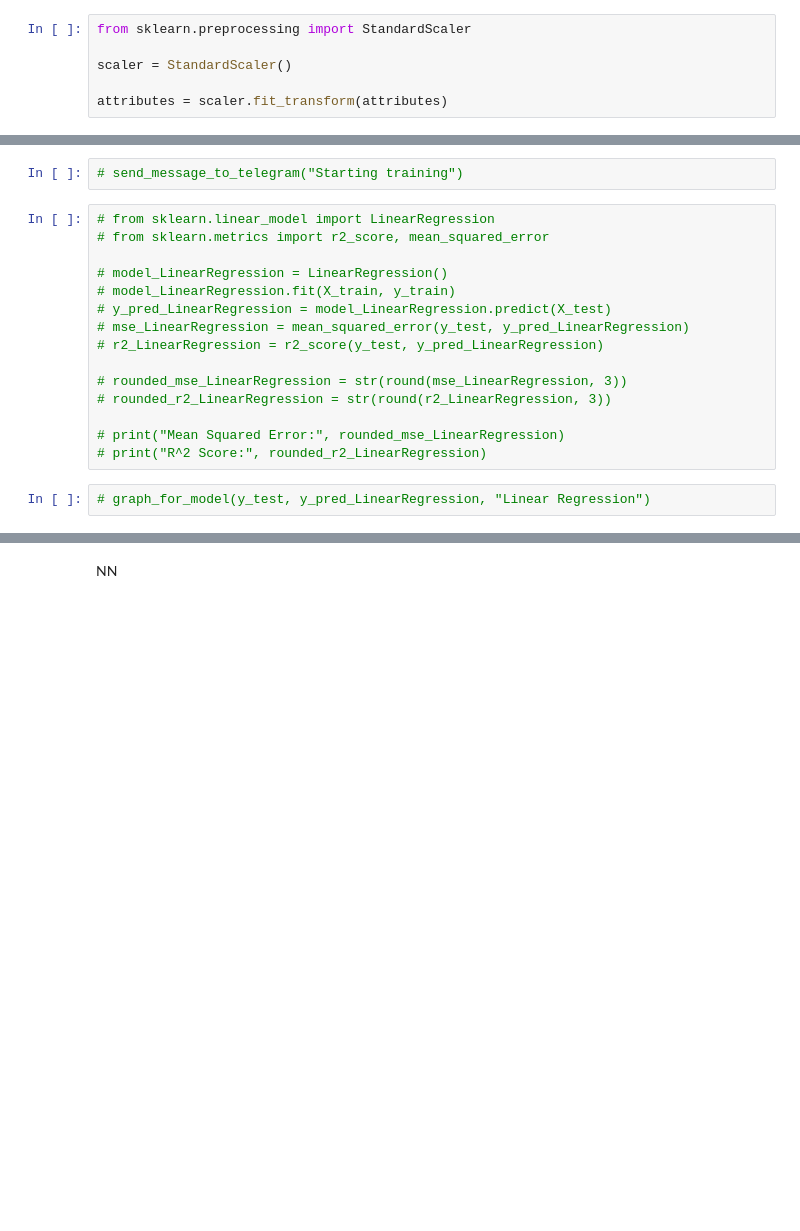
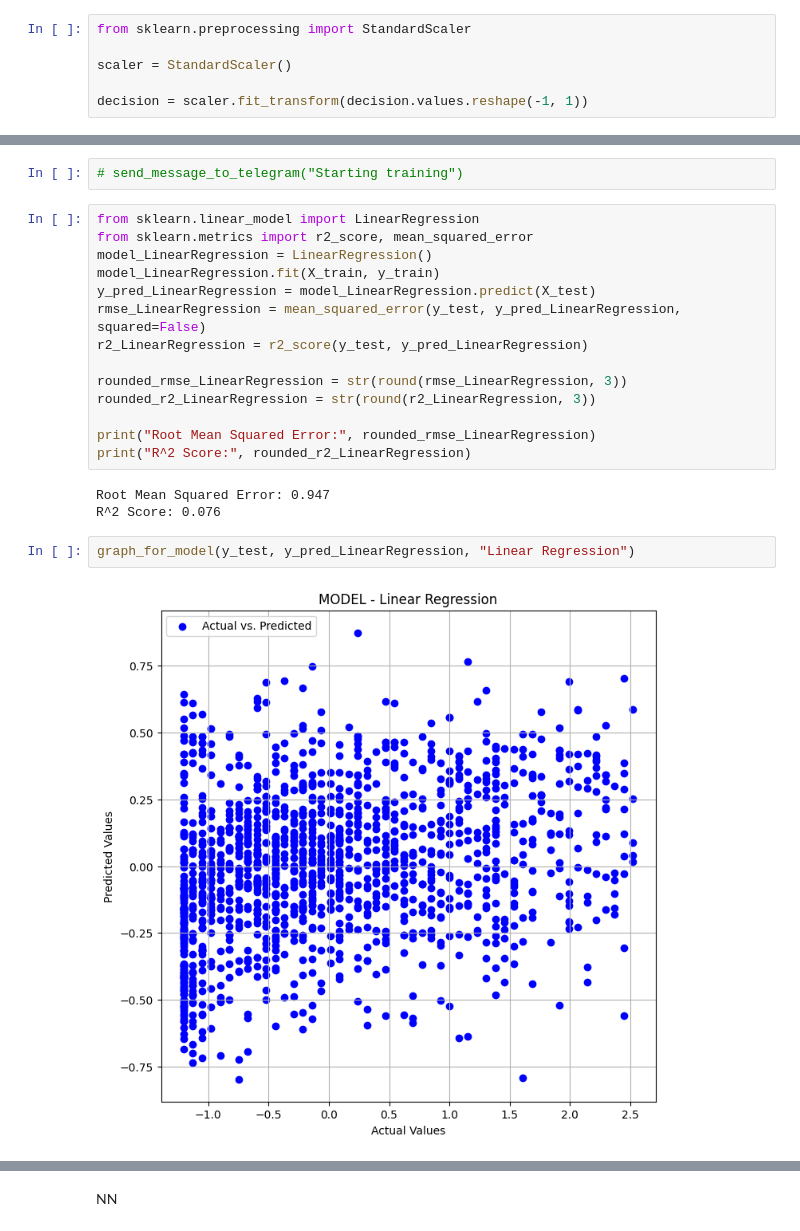
Before and after one commit to suzejka/shelter, a Jupyter notebook: magisterka.ipynb, the cells around one changed output, grey strips where cells are left out. Drawn from its saved outputs; the diff is of its cells as text; blank space fills up the shorter version.

```diff
--- a/magisterka.ipynb
+++ b/magisterka.ipynb
@@ -810,4 +812,4 @@ from sklearn.preprocessing import StandardScaler
 
 scaler = StandardScaler()
 
-attributes = scaler.fit_transform(attributes)
+decision = scaler.fit_transform(decision.values.reshape(-1, 1))
@@ -849,20 +861,24 @@ Random forest
 # %%
 # send_message_to_telegram("Starting training")
 # %%
-# from sklearn.linear_model import LinearRegression
-# from sklearn.metrics import r2_score, mean_squared_error
+from sklearn.linear_model import LinearRegression
+from sklearn.metrics import r2_score, mean_squared_error
+model_LinearRegression = LinearRegression()
+model_LinearRegression.fit(X_train, y_train)
+y_pred_LinearRegression = model_LinearRegression.predict(X_test)
+rmse_LinearRegression = mean_squared_error(y_test, y_pred_LinearRegression, squared=False)
+r2_LinearRegression = r2_score(y_test, y_pred_LinearRegression)
 
-# model_LinearRegression = LinearRegression()
-# model_LinearRegression.fit(X_train, y_train)
-# y_pred_LinearRegression = model_LinearRegression.predict(X_test)
-# mse_LinearRegression = mean_squared_error(y_test, y_pred_LinearRegression)
-# r2_LinearRegression = r2_score(y_test, y_pred_LinearRegression)
+rounded_rmse_LinearRegression = str(round(rmse_LinearRegression, 3))
+rounded_r2_LinearRegression = str(round(r2_LinearRegression, 3))
 
-# rounded_mse_LinearRegression = str(round(mse_LinearRegression, 3))
-# rounded_r2_LinearRegression = str(round(r2_LinearRegression, 3))
-
-# print("Mean Squared Error:", rounded_mse_LinearRegression)
-# print("R^2 Score:", rounded_r2_LinearRegression)
+print("Root Mean Squared Error:", rounded_rmse_LinearRegression)
+print("R^2 Score:", rounded_r2_LinearRegression)
+# %% [output]
+Root Mean Squared Error: 0.947
+R^2 Score: 0.076
 # %%
-# graph_for_model(y_test, y_pred_LinearRegression, "Linear Regression")
+graph_for_model(y_test, y_pred_LinearRegression, "Linear Regression")
+# %% [output]
+[figure, added]
 # %%
```
Also changed, not shown: parts of 25 cells of this notebook, 4 other files.
